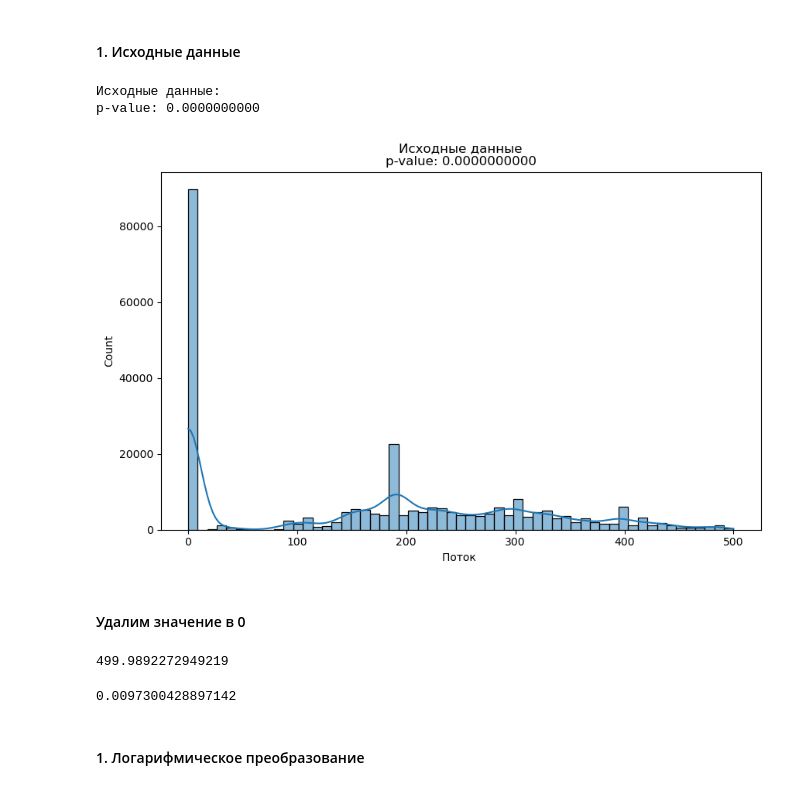
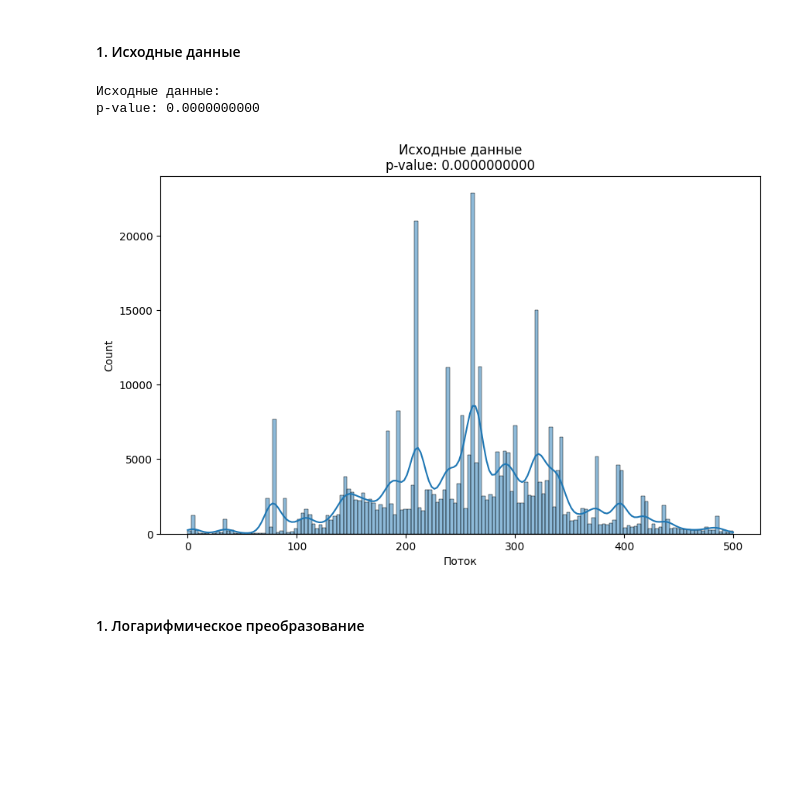
Before and after one commit to ItamMigel/Marathon-Digital-Solutions, a Jupyter notebook: analys.ipynb, the cells around one changed output. Drawn from its saved outputs; the diff is of its cells as text; code cells hidden in the pictures; blank space fills up the shorter version.

```diff
--- a/analys.ipynb
+++ b/analys.ipynb
@@ -32,0 +8,3 @@ Index(['Время', 'Мощность МПСИ ', 'Мощность МШЦ ', '
+# %%
+df = pd.read_parquet('data/all_data.parquet')
+df.shape
@@ -53,0 +93,4 @@ Text(0.5, 1.0, 'Корреляция параметров')
+# %%
+is_potok0 = (df['Поток'] == 0).values
+potok0_inds = [ i for i in range(len(is_potok0)) if is_potok0[i] ]
+len(potok0_inds)
@@ -53,0 +113,4 @@ Text(0.5, 1.0, 'Корреляция параметров')
+# %%
+print('длина до удаления строк с Потоком = 0:', df.shape)
+df.drop(potok0_inds, inplace=True)
+print('длина после удаления строк с Потоком = 0:', df.shape)
@@ -73,0 +137,2 @@ dtype: int64
+# %%
+df['Поток'] = df['Поток'].fillna(df['Поток'].median())
@@ -244,25 +265,15 @@ Text(0.5, 1.0, 'Корреляция параметров')
 # %% [markdown]
 #### 1. Исходные данные
 # %%
-original_pvalue = stats.normaltest(cln_df['Поток '].dropna())[1]
+original_pvalue = stats.normaltest(df['Поток'].dropna())[1]
 print("\nИсходные данные:")
 print(f"p-value: {original_pvalue:.10f}")
 
 plt.figure(figsize=(10, 6))
-sns.histplot(cln_df['Поток '], kde=True)
+sns.histplot(df['Поток'], kde=True)
 plt.title(f'Исходные данные\np-value: {original_pvalue:.10f}')
 plt.show()
 # %% [output]
 Исходные данные:
 p-value: 0.0000000000
-[figure, old version]
+[figure, new version]
-# %% [markdown]
-#### Удалим значение в 0
-# %%
-cln_df['Поток '].max()
-# %% [output]
-499.9892272949219
-# %%
-cln_df['Поток '].min()
-# %% [output]
-0.0097300428897142
```
Also changed, not shown: parts of 68 cells of this notebook, 1 other file.
